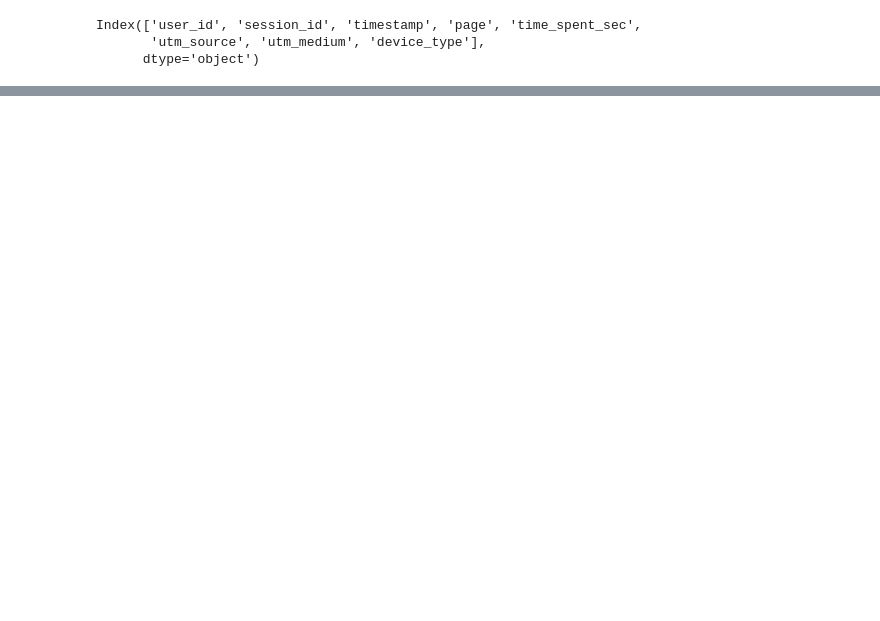
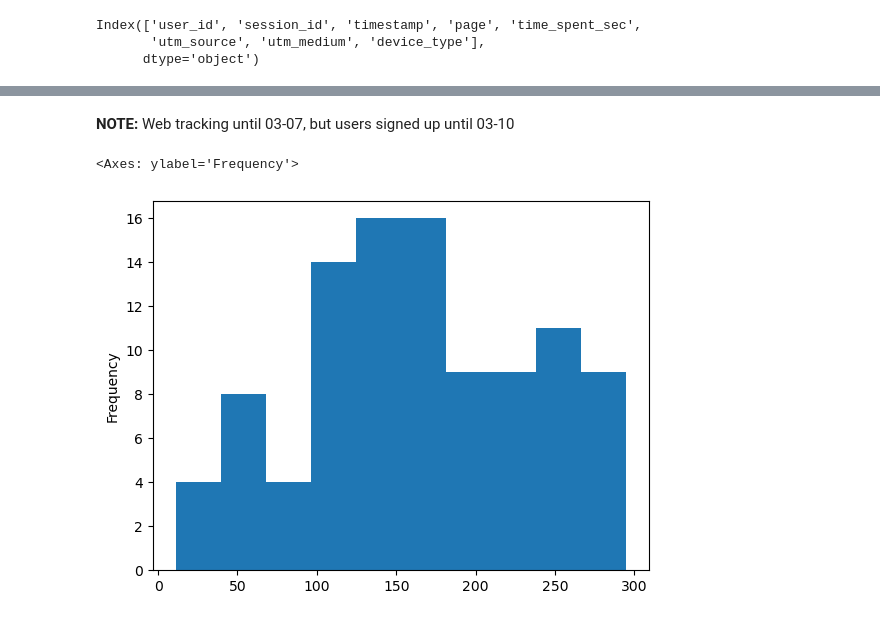
Before and after one commit to derfinn0501/case_study, a Jupyter notebook: process_data.ipynb, the cells around one changed output, grey strips where cells are left out. Cells and saved outputs as stored; diff of their text form; code cells hidden in the pictures; blank space fills up the shorter version.

Commit message:
add web tracking EDA + data profiles for crm and web tracking data

```diff
--- a/process_data.ipynb
+++ b/process_data.ipynb
@@ -225,0 +261,2 @@ Index(['user_id', 'session_id', 'timestamp', 'page', 'time_spent_sec',
+# %%
+web_tracking_df["timestamp"] = pd.to_datetime(web_tracking_df["timestamp"])
@@ -225,0 +286,7 @@ Index(['user_id', 'session_id', 'timestamp', 'page', 'time_spent_sec',
+# %% [markdown]
+**NOTE:** Web tracking until 03-07, but users signed up until 03-10
+# %%
+web_tracking_df.time_spent_sec.plot(kind= "hist")
+# %% [output]
+<Axes: ylabel='Frequency'>
+[figure, added]
```
Also changed, not shown: parts of 37 cells of this notebook, 2 other files.
